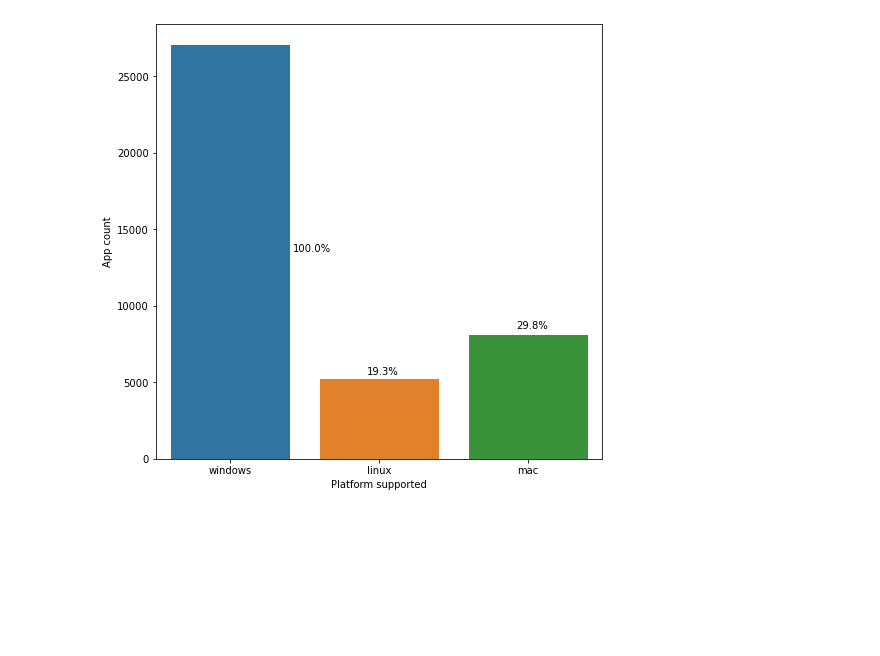
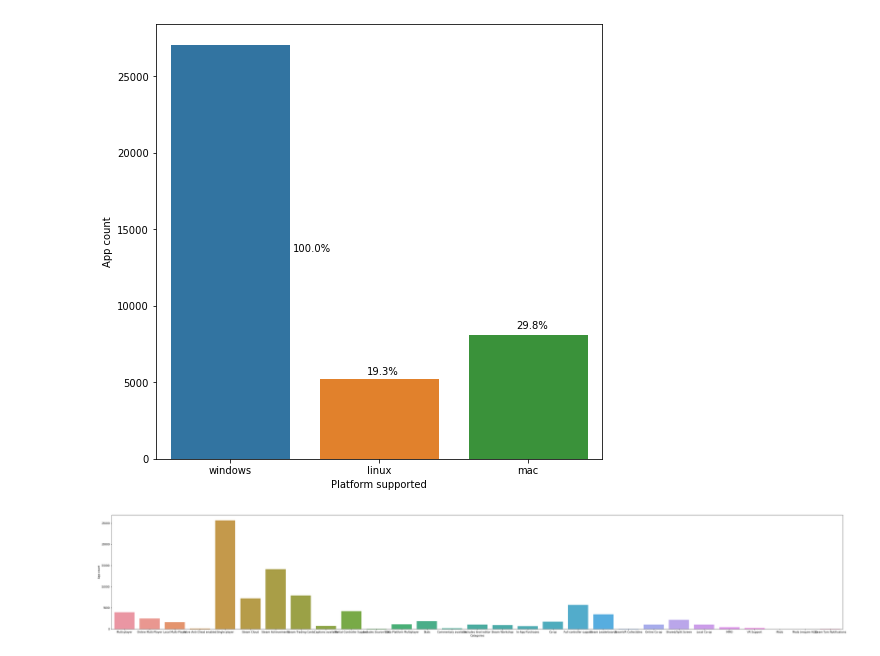
Before and after one commit to davide-castro20/FEUP-PRI, a Jupyter notebook: plots.ipynb, the cells around one changed output. Cells and saved outputs as stored; diff of their text form; code cells hidden in the pictures; blank space fills up the shorter version.

```diff
--- a/plots.ipynb
+++ b/plots.ipynb
@@ -60,3 +62,17 @@ plats_plot.annotate(percentage, (x, y))
 plt.show()
 # %% [output]
 [figure]
+# %%
+plt.figure(figsize=(50, 8))
+
+total = len(df_steam_categories['appid'])
+df_categories = df_steam_categories.drop(columns=['appid'])
+
+df2 = df_categories.melt(value_vars=df_categories.columns)
+df2 = df2[df2["value"] != False]
+plats_plot = sb.countplot(data=df2, x="variable")
+plats_plot.set(xlabel='Categories', ylabel='App count')
+
+plt.show()
+# %% [output]
+[figure, added]
```
Also changed, not shown: parts of 12 cells of this notebook, 4 other files.
